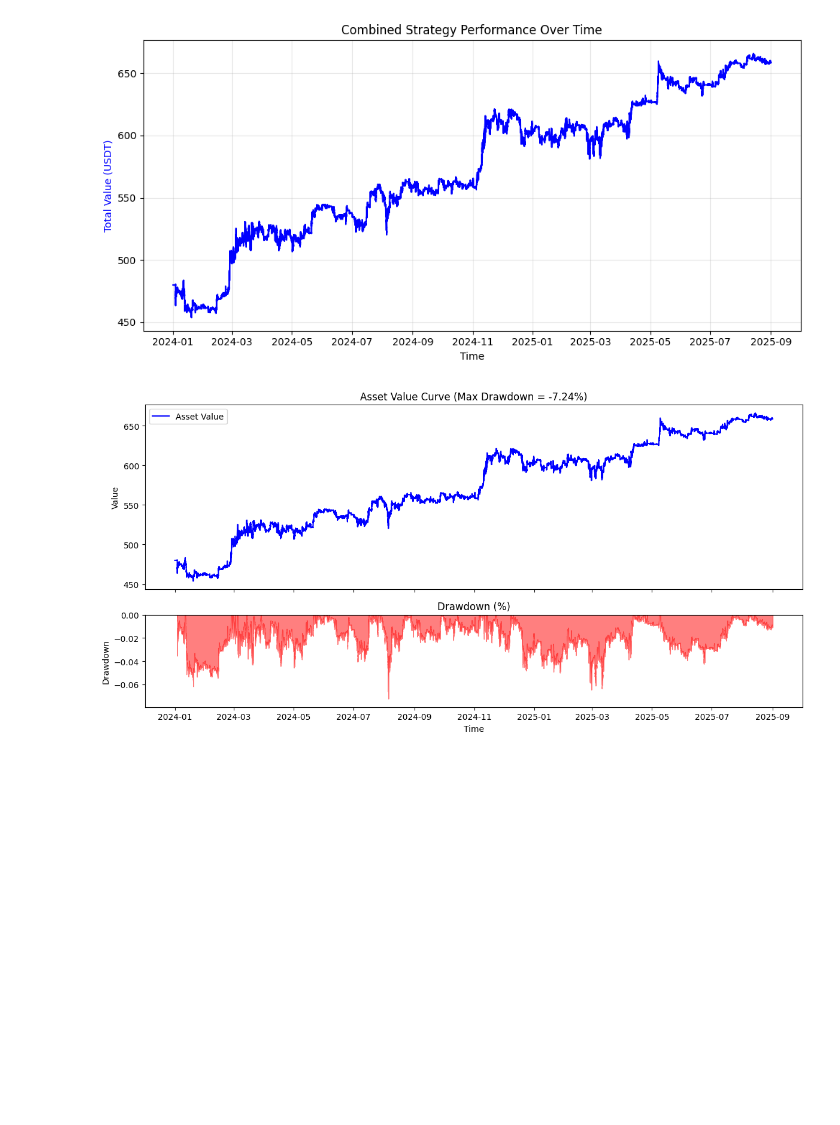
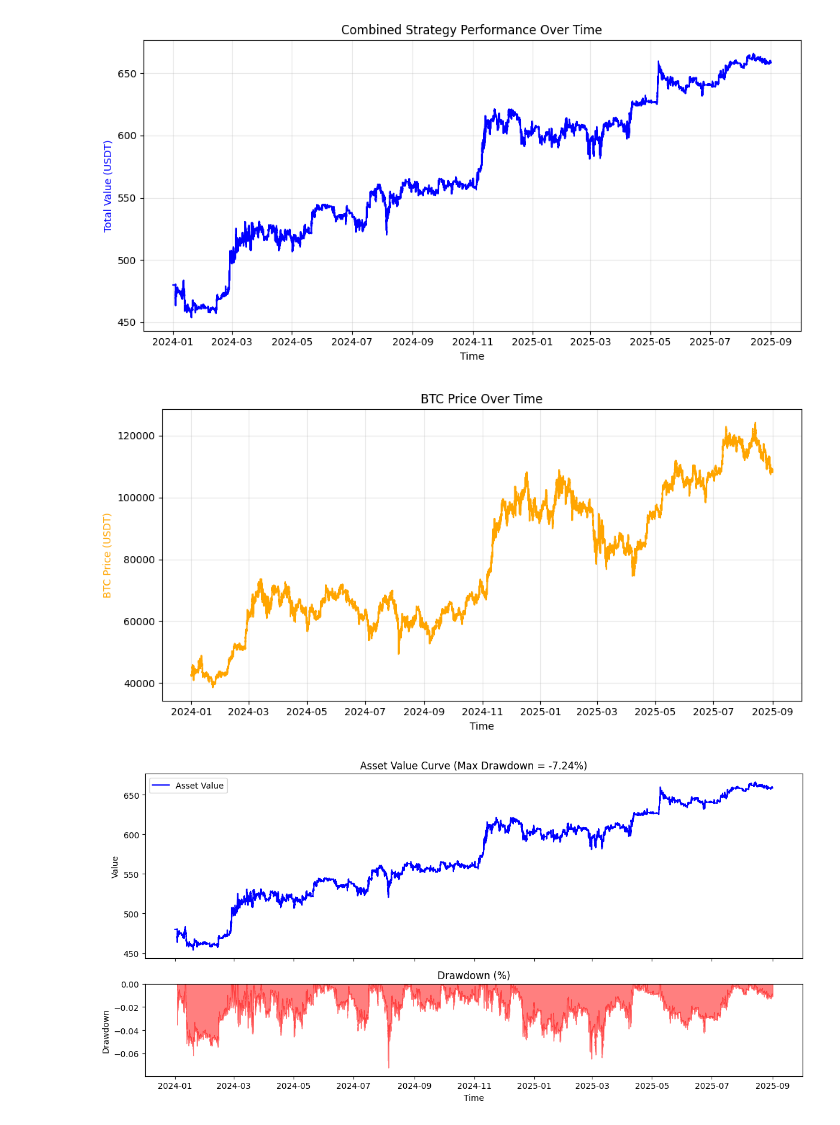
Before and after one commit to RockyLiii/Quant-on-Crypto, a Jupyter notebook: strategies/union-strategies/strategies.ipynb, the cells around one changed output. Drawn from its saved outputs; the diff is of its cells as text; code cells hidden in the pictures; blank space fills up the shorter version.

```diff
--- a/strategies/union-strategies/strategies.ipynb
+++ b/strategies/union-strategies/strategies.ipynb
@@ -859,6 +855,18 @@ plt.tight_layout()
 plt.show()
 # %% [output]
 [figure]
+# %%
+# plot btc
+plt.figure(figsize=(10, 5))
+plt.plot(btc.index, btc['Close'], label='BTC Price', color='orange')
+plt.xlabel('Time')
+plt.ylabel('BTC Price (USDT)', color='orange')
+plt.title('BTC Price Over Time')
+plt.grid(alpha=0.3)
+plt.tight_layout()
+plt.show()
+# %% [output]
+[figure, added]
 # %%
 plot_drawdown(strategy_performance, col="Total Value")
 # %% [output]
```
Also changed, not shown: parts of 2 cells of this notebook, 4 other files.
